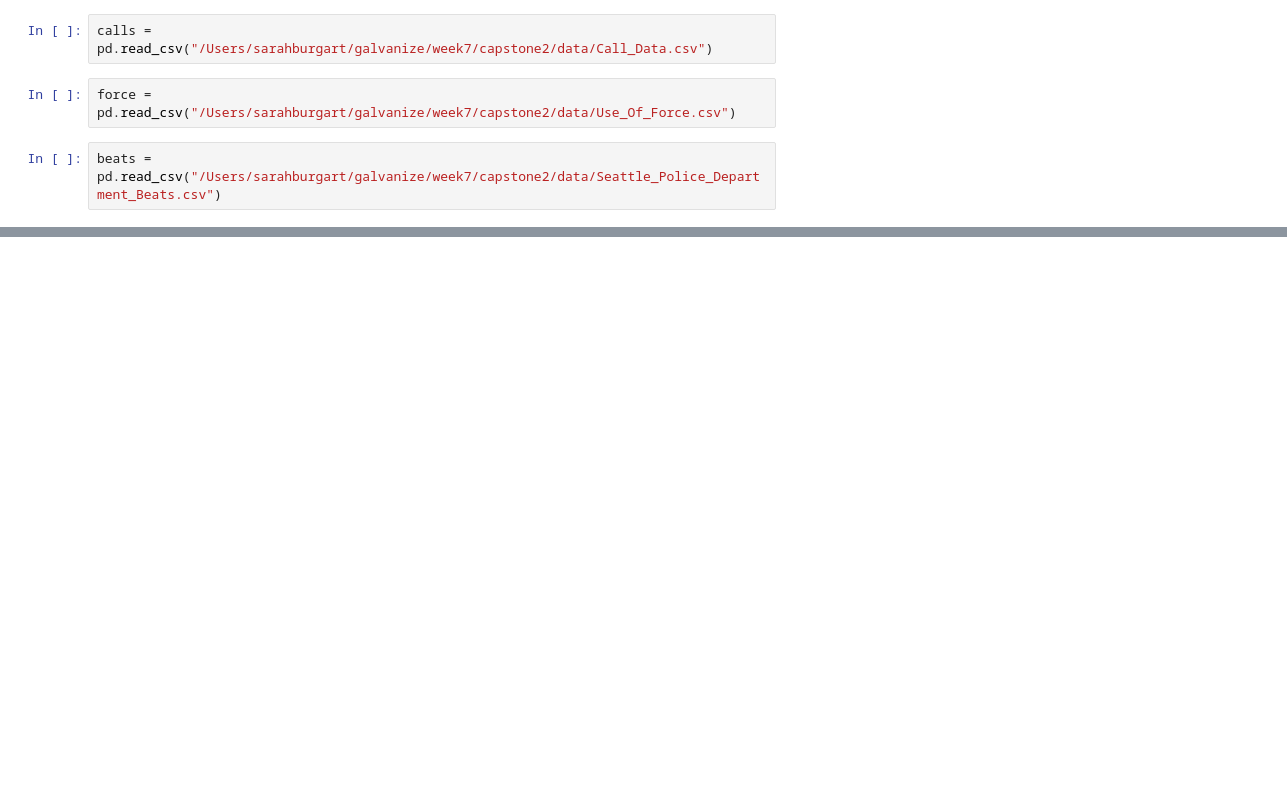
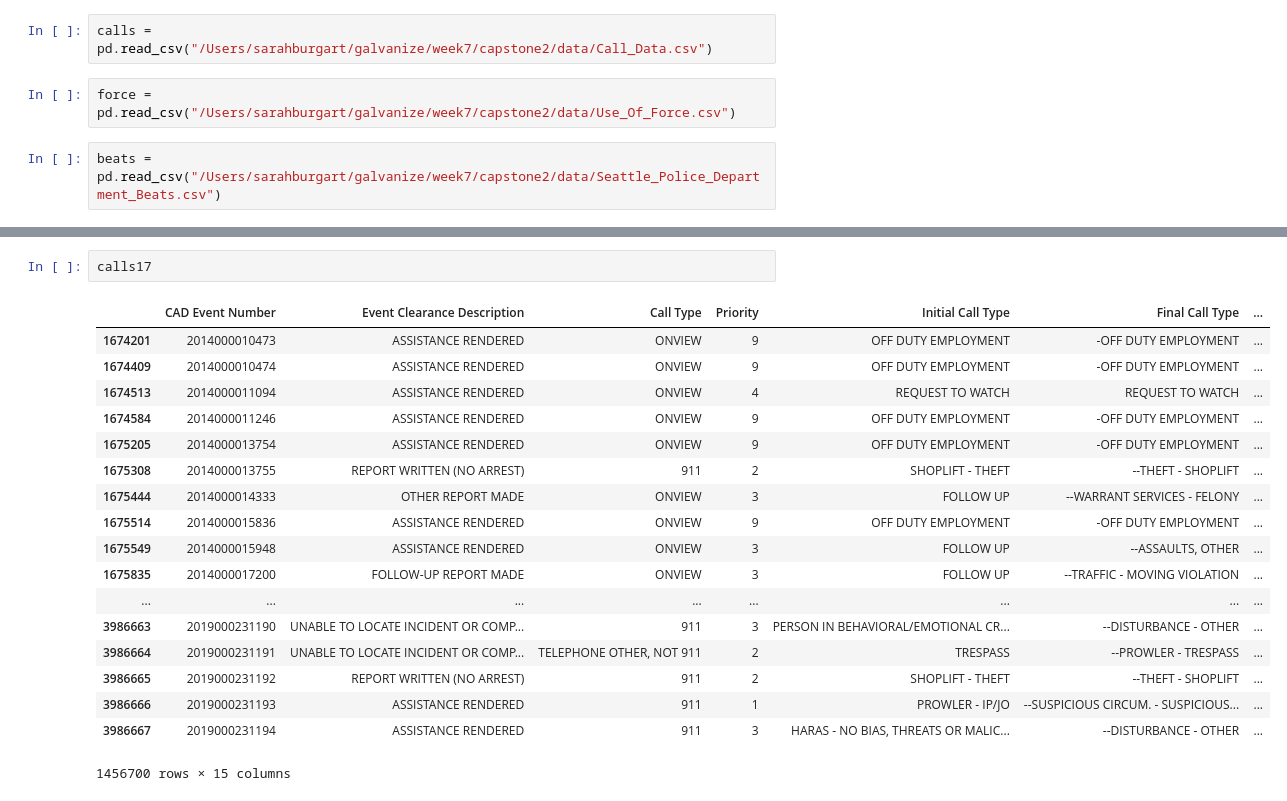
Before and after one commit to SarahMBurgart/use-of-force, a Jupyter notebook: EDA.ipynb, the cells around one changed output, grey strips where cells are left out. Saved outputs shown, nothing was run; the diff lists cells and outputs as text; blank space fills up the shorter version.

```diff
--- a/EDA.ipynb
+++ b/EDA.ipynb
@@ -80,0 +69,21 @@ def datetime(df, col_as_str):
+# %%
+calls17
+# %% [output]
+|  | CAD Event Number | Event Clearance Description | Call Type | Priority | Initial Call Type | Final Call Type | ... |
+| 1674201 | 2014000010473 | ASSISTANCE RENDERED | ONVIEW | 9 | OFF DUTY EMPLOYMENT | -OFF DUTY EMPLOYMENT | ... |
+| 1674409 | 2014000010474 | ASSISTANCE RENDERED | ONVIEW | 9 | OFF DUTY EMPLOYMENT | -OFF DUTY EMPLOYMENT | ... |
+| 1674513 | 2014000011094 | ASSISTANCE RENDERED | ONVIEW | 4 | REQUEST TO WATCH | REQUEST TO WATCH | ... |
+| 1674584 | 2014000011246 | ASSISTANCE RENDERED | ONVIEW | 9 | OFF DUTY EMPLOYMENT | -OFF DUTY EMPLOYMENT | ... |
+| 1675205 | 2014000013754 | ASSISTANCE RENDERED | ONVIEW | 9 | OFF DUTY EMPLOYMENT | -OFF DUTY EMPLOYMENT | ... |
+| 1675308 | 2014000013755 | REPORT WRITTEN (NO ARREST) | 911 | 2 | SHOPLIFT - THEFT | --THEFT - SHOPLIFT | ... |
+| 1675444 | 2014000014333 | OTHER REPORT MADE | ONVIEW | 3 | FOLLOW UP | --WARRANT SERVICES - FELONY | ... |
+| 1675514 | 2014000015836 | ASSISTANCE RENDERED | ONVIEW | 9 | OFF DUTY EMPLOYMENT | -OFF DUTY EMPLOYMENT | ... |
+| 1675549 | 2014000015948 | ASSISTANCE RENDERED | ONVIEW | 3 | FOLLOW UP | --ASSAULTS, OTHER | ... |
+| 1675835 | 2014000017200 | FOLLOW-UP REPORT MADE | ONVIEW | 3 | FOLLOW UP | --TRAFFIC - MOVING VIOLATION | ... |
+| ... | ... | ... | ... | ... | ... | ... | ... |
+| 3986663 | 2019000231190 | UNABLE TO LOCATE INCIDENT OR COMP... | 911 | 3 | PERSON IN BEHAVIORAL/EMOTIONAL CR... | --DISTURBANCE - OTHER | ... |
+| 3986664 | 2019000231191 | UNABLE TO LOCATE INCIDENT OR COMP... | TELEPHONE OTHER, NOT 911 | 2 | TRESPASS | --PROWLER - TRESPASS | ... |
+| 3986665 | 2019000231192 | REPORT WRITTEN (NO ARREST) | 911 | 2 | SHOPLIFT - THEFT | --THEFT - SHOPLIFT | ... |
+| 3986666 | 2019000231193 | ASSISTANCE RENDERED | 911 | 1 | PROWLER - IP/JO | --SUSPICIOUS CIRCUM. - SUSPICIOUS... | ... |
+| 3986667 | 2019000231194 | ASSISTANCE RENDERED | 911 | 3 | HARAS - NO BIAS, THREATS OR MALIC... | --DISTURBANCE - OTHER | ... |
+1456700 rows × 15 columns
```
Also changed, not shown: parts of 39 cells of this notebook.
